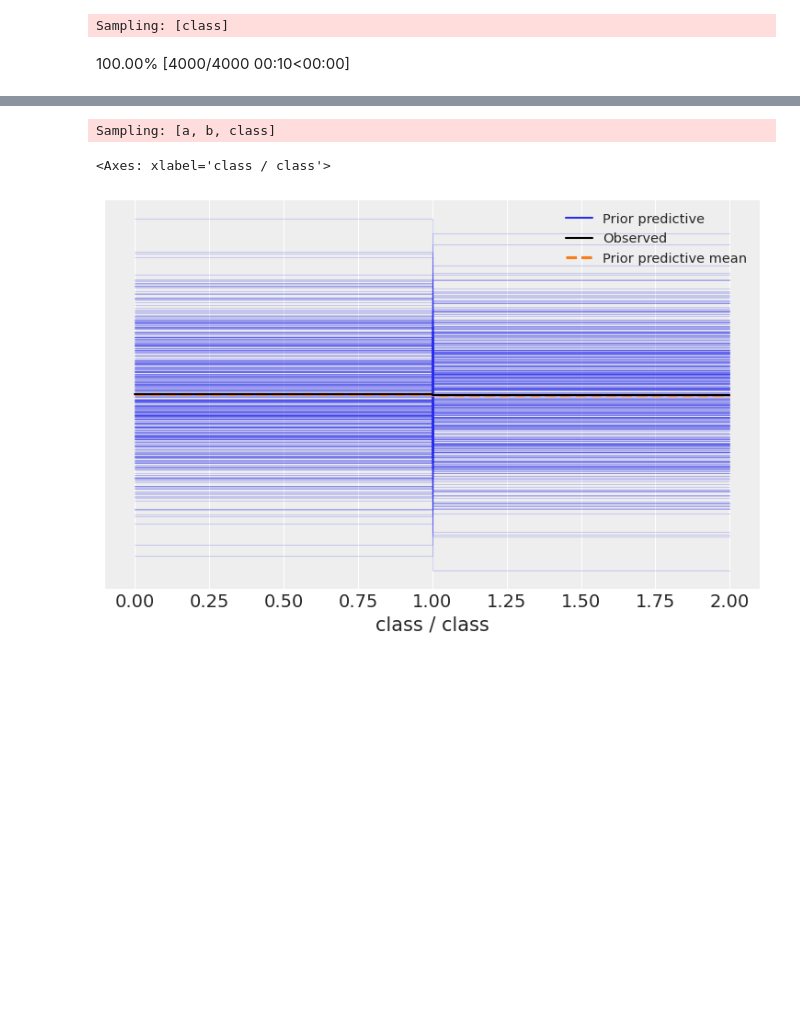
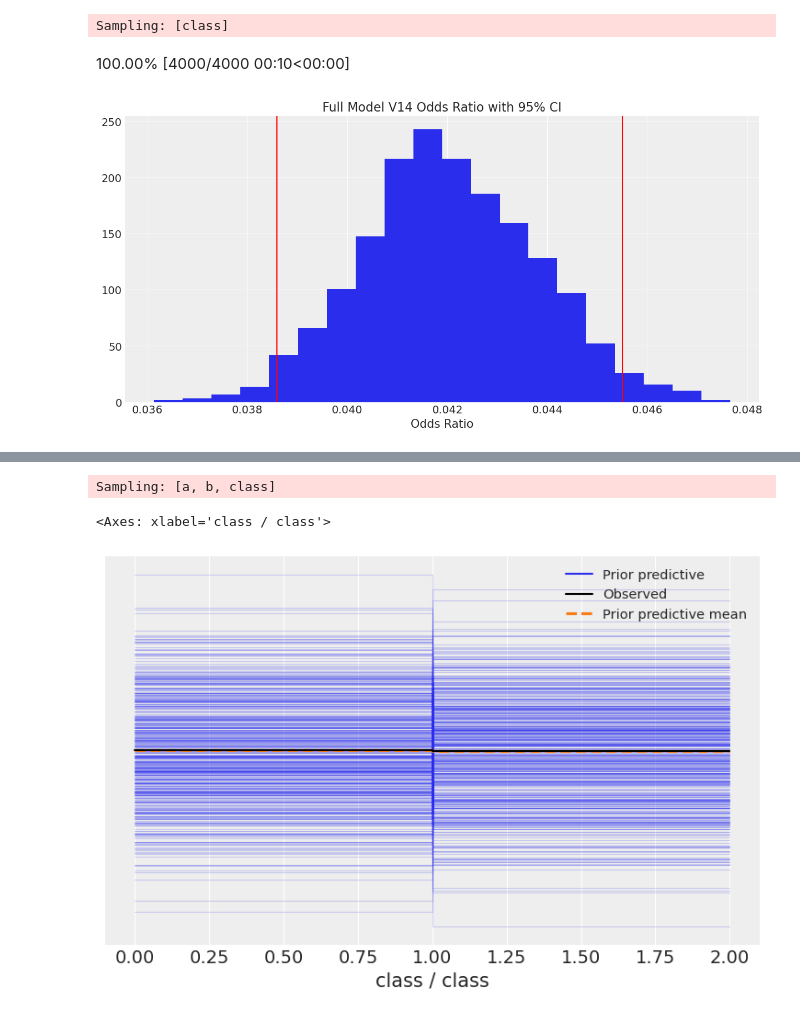
Before and after one commit to achapkim/ds6040_final_credit_card, a Jupyter notebook: model.ipynb, the cells around one changed output, grey strips where cells are left out. Cells and saved outputs as stored; diff of their text form; code cells hidden in the pictures; blank space fills up the shorter version.

Commit message:
added counterfactuals and odds ratios for final final time

```diff
--- a/model.ipynb
+++ b/model.ipynb
@@ -133,3 +134,16 @@ m1_pp = pm.sample_posterior_predictive(trace1,
 # %% [output]
 Sampling: [class]
 100.00% [4000/4000 00:10<00:00]
+# %%
+_, ax = plt.subplots(figsize=(12, 6))
+b = trace1.posterior['b'][:,:, 13] # predictor 14
+OR = np.mean(b, axis =0)
+lb, ub = np.percentile(OR, 2.5), np.percentile(OR, 97.5)
+plt.hist(np.exp(OR), bins=20, density=True)
+plt.axvline(np.exp(lb), color = 'r')
+plt.axvline(np.exp(ub), color = 'r')
+plt.xlabel("Odds Ratio")
+plt.title("Full Model V14 Odds Ratio with 95% CI")
+plt.savefig("fullv14odds.png")
+# %% [output]
+[figure, added]
```
Also changed, not shown: parts of 18 cells of this notebook, 15 other files.
